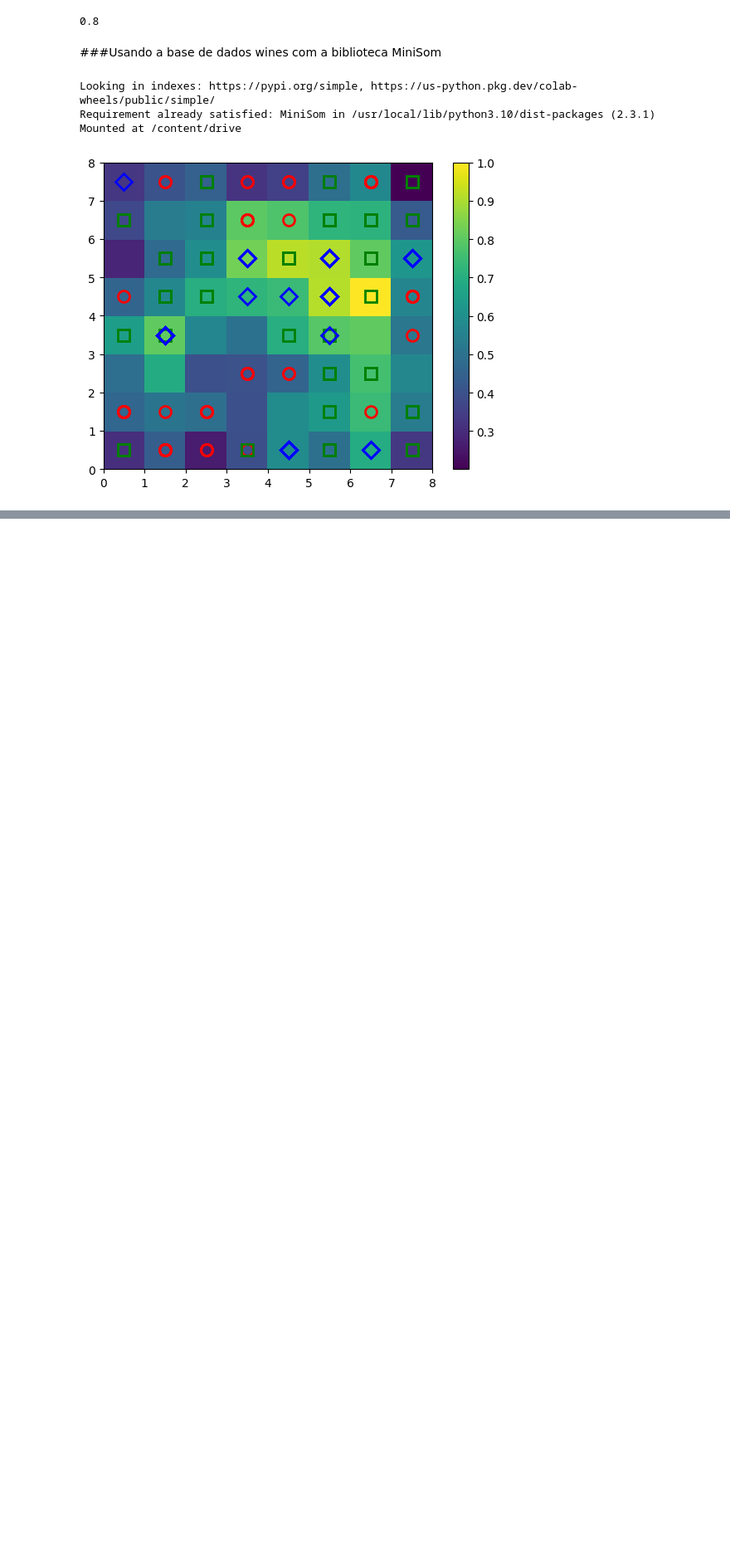
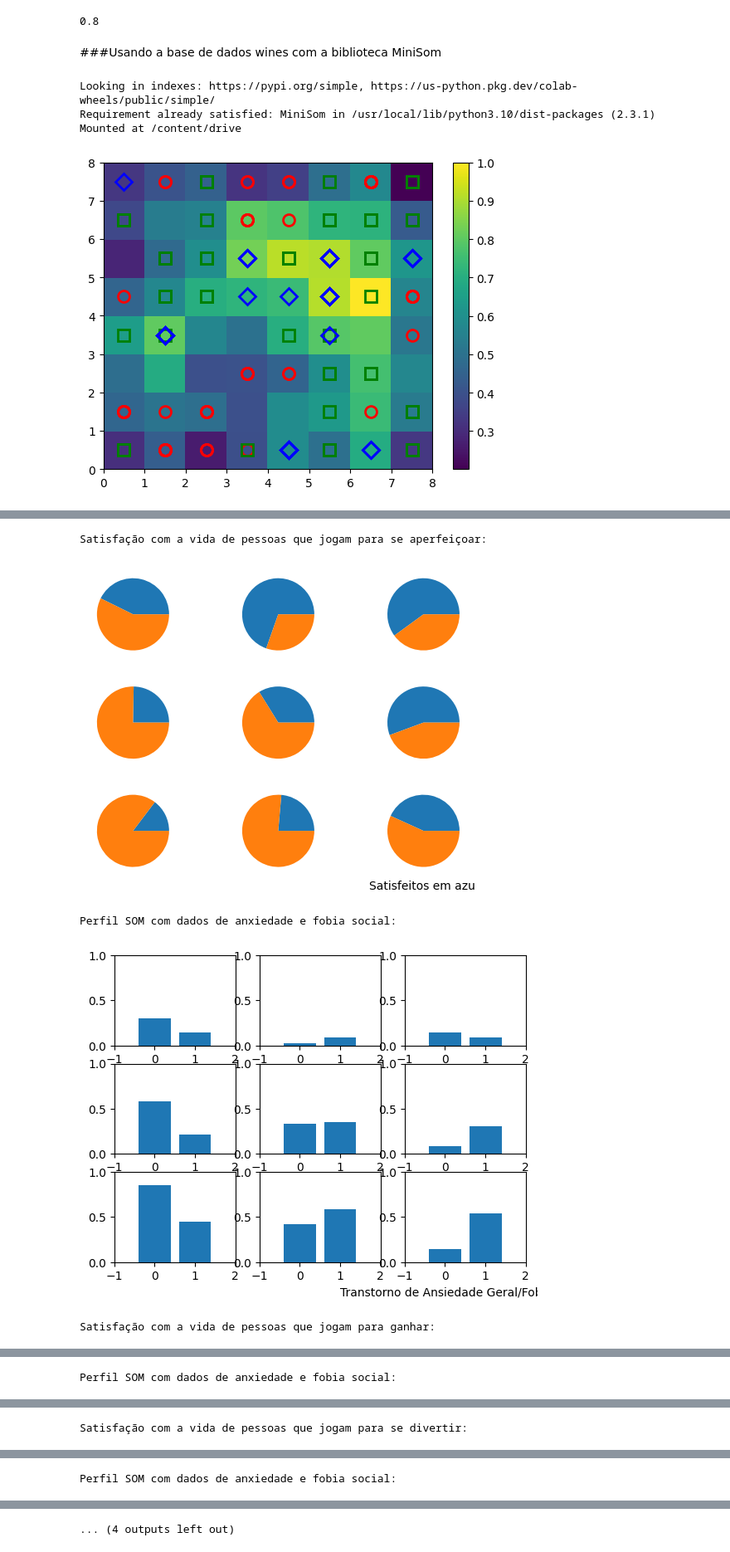
Before and after one commit to Fabkres/ArtificialIntelligence, a Jupyter notebook: Rede_SOM.ipynb, the cells around one changed output, grey strips where cells are left out. Shown: that part at 83% size. Saved outputs shown, nothing was run; the diff lists cells and outputs as text; code cells hidden in the pictures; blank space fills up the shorter version.

```diff
--- a/Rede_SOM.ipynb
+++ b/Rede_SOM.ipynb
@@ -253,0 +611,16 @@ for i, x in enumerate(X):
+# %%
+improving = sc.fit_transform(improving)
+winning = sc.fit_transform(winning)
+having_fun = sc.fit_transform(having_fun)
+relaxing = sc.fit_transform(relaxing)
+
+# Treinando
+[roww, coll] = improving.shape
+[row, col] = winning.shape
+[rw, cl] = having_fun.shape
+[rows, cols] = relaxing.shape
+
+somIM = treinaRedeSOM(improving,3,3,coll,80000)
+somWI = treinaRedeSOM(winning,3,3,col,80000)
+somHF = treinaRedeSOM(having_fun,3,3,cl,80000)
+somRL = treinaRedeSOM(relaxing,3,3,cols,80000)
@@ -253,0 +629,31 @@ for i, x in enumerate(X):
+# %%
+[MimprovingS, MimprovingT] = matrizes(improving, somIM, improvingSWL)
+[MwinningS, MwinningT] = matrizes(winning, somWI, winningSWL)
+[Mhaving_funS, Mhaving_funT] = matrizes(having_fun, somHF, having_funSWL)
+[MrelaxingS, MrelaxingT] = matrizes(relaxing, somRL, relaxingSWL)
+
+print('Satisfação com a vida de pessoas que jogam para se aperfeiçoar:')
+plotSatisfactionProfiles(MimprovingT, MimprovingS)
+print('Perfil SOM com dados de anxiedade e fobia social:')
+mostraPesos(somIM.get_weights(), coll, 3,3 )
+
+print('Satisfação com a vida de pessoas que jogam para ganhar:')
+plotSatisfactionProfiles(MwinningT, MwinningS)
+print('Perfil SOM com dados de anxiedade e fobia social:')
+mostraPesos(somWI.get_weights(), col, 3,3 )
+
+print('Satisfação com a vida de pessoas que jogam para se divertir:')
+plotSatisfactionProfiles(Mhaving_funT, Mhaving_funS)
+print('Perfil SOM com dados de anxiedade e fobia social:')
+mostraPesos(somHF.get_weights(), cl, 3,3 )
+
+print('Satisfação com a vida de pessoas que jogam para relaxar:')
+plotSatisfactionProfiles(MrelaxingT, MrelaxingS)
+print('Perfil SOM com dados de anxiedade e fobia social:')
+mostraPesos(somRL.get_weights(), cols, 3,3 )
+# %% [output]
+Satisfação com a vida de pessoas que jogam para se aperfeiçoar:
+[figure, added]
+Perfil SOM com dados de anxiedade e fobia social:
+[figure, added]
+Satisfação com a vida de pessoas que jogam para ganhar:
@@ -253,0 +661 @@ for i, x in enumerate(X):
+Perfil SOM com dados de anxiedade e fobia social:
@@ -253,0 +663 @@ for i, x in enumerate(X):
+Satisfação com a vida de pessoas que jogam para se divertir:
@@ -253,0 +665 @@ for i, x in enumerate(X):
+Perfil SOM com dados de anxiedade e fobia social:
@@ -253,0 +667 @@ for i, x in enumerate(X):
+... (4 outputs left out)
```
Also changed, not shown: parts of 64 cells of this notebook.
